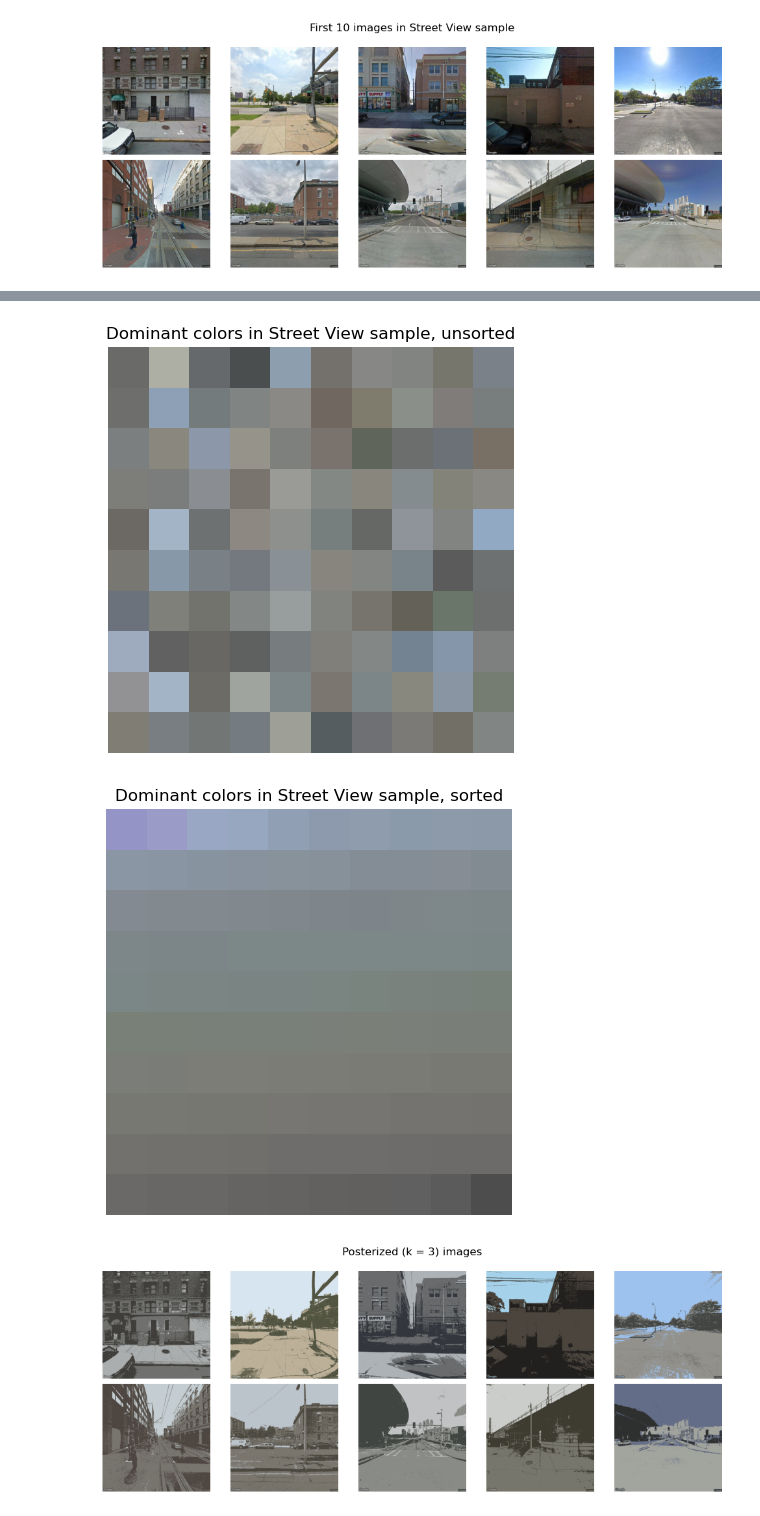
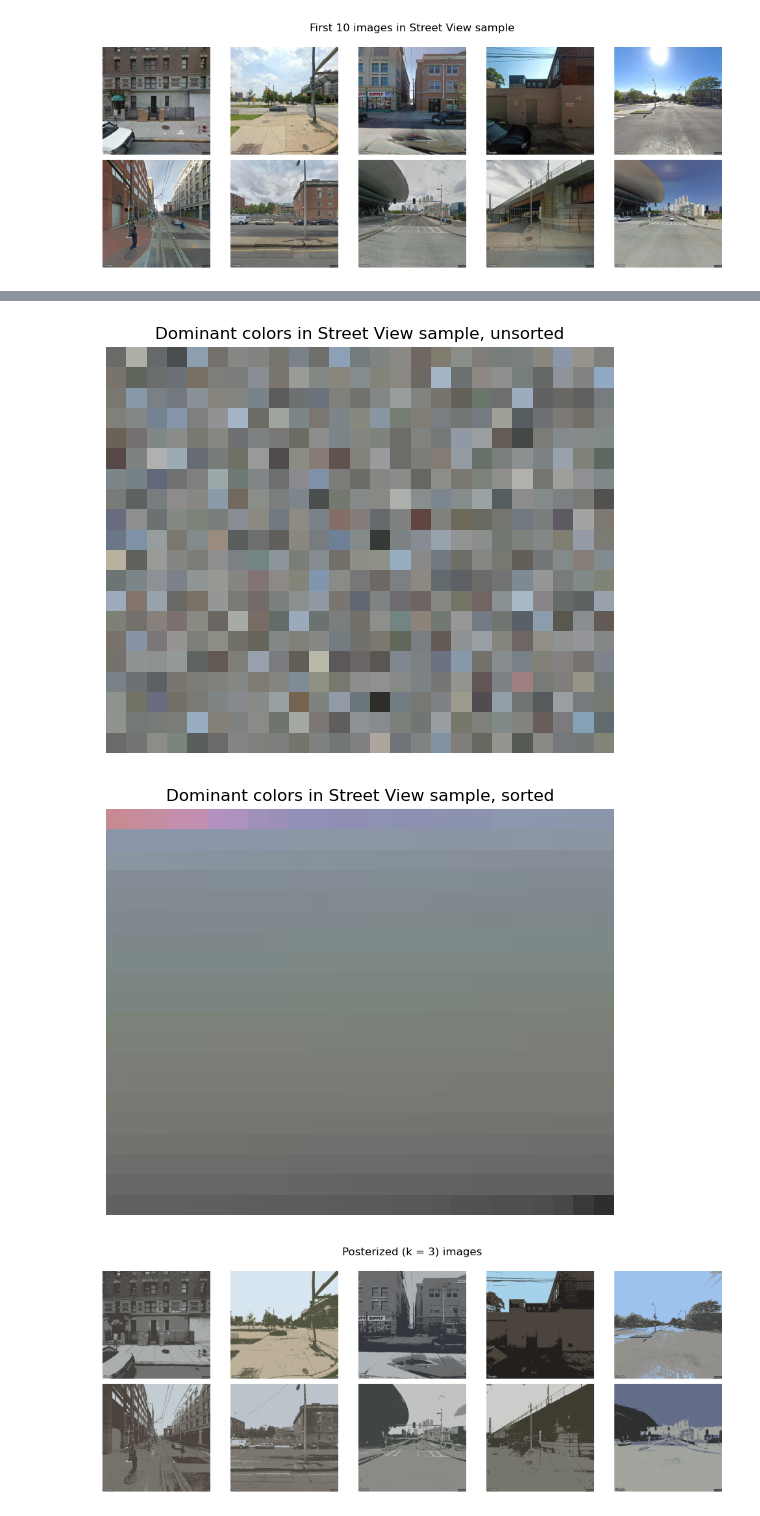
Before and after one commit to DATA-606-2023-FALL-MONDAY/seaberry_camille, a Jupyter notebook: src/eda_v2.ipynb, the cells around one changed output, grey strips where cells are left out. Drawn from its saved outputs; the diff is of its cells as text; code cells hidden in the pictures.

```diff
--- a/src/eda_v2.ipynb
+++ b/src/eda_v2.ipynb
@@ -91,7 +91,8 @@ def img_grid(imgs,
     plt.tight_layout()
     plt.show()
 # %%
-sv_samp = sv_meta['cv'].sample(n = 100, replace = False, random_state = 0)
+n_samp = 500
+sv_samp = sv_meta['cv'].sample(n = n_samp, replace = False, random_state = 0)
 img_grid(sv_samp.iloc[0:10], nrow = 2, figsize = (10, 4),
          title = 'First 10 images in Street View sample')
 # %% [output]
@@ -138,37 +139,37 @@ def img_kmeans(img, k = 3):
     centers = np.uint8(centers)
     return centers, labels
 
 def main_hsv(img):
     '''
     Using kmeans clustering, get the center of a single cluster to represent the image.
     This converts to HSV color space in order to easily sort colors by hue and lightness.
     '''
     center, _ = img_kmeans(img, k = 1)
     hsv = cv2.cvtColor(np.array([center]), cv2.COLOR_BGR2HSV)
     return hsv.flatten()
 
 def posterize(img, k = 3):
     centers, labels = img_kmeans(img, k = k)
     result = centers[labels.flatten()].reshape(img.shape)
     return result
 
 
 main_hsv(sv_samp.iloc[0])
 
 img_colors = np.array([main_hsv(img) for img in sv_samp])
-show_cv(img_colors.reshape((10, 10, 3)),
+show_cv(img_colors.reshape((20, 25, 3)),
         conv = cv2.COLOR_HSV2RGB,
         title = 'Dominant colors in Street View sample, unsorted')
 
 # sort img_colors in reverse
 img_colors.sort(axis = 0)
 img_colors = img_colors[::-1]
-show_cv(img_colors.reshape((10, 10, 3)),
+show_cv(img_colors.reshape((20, 25, 3)),
         conv = cv2.COLOR_HSV2RGB,
         title = 'Dominant colors in Street View sample, sorted')
 # %% [output]
-[figure, old version]
+[figure, new version]
-[figure, old version]
+[figure, new version]
 # %%
 np.random.seed(0)
 poster_imgs = np.array([posterize(img) for img in sv_samp.iloc[0:10]])
```
Also changed, not shown: parts of 27 cells of this notebook, 3 other files.
